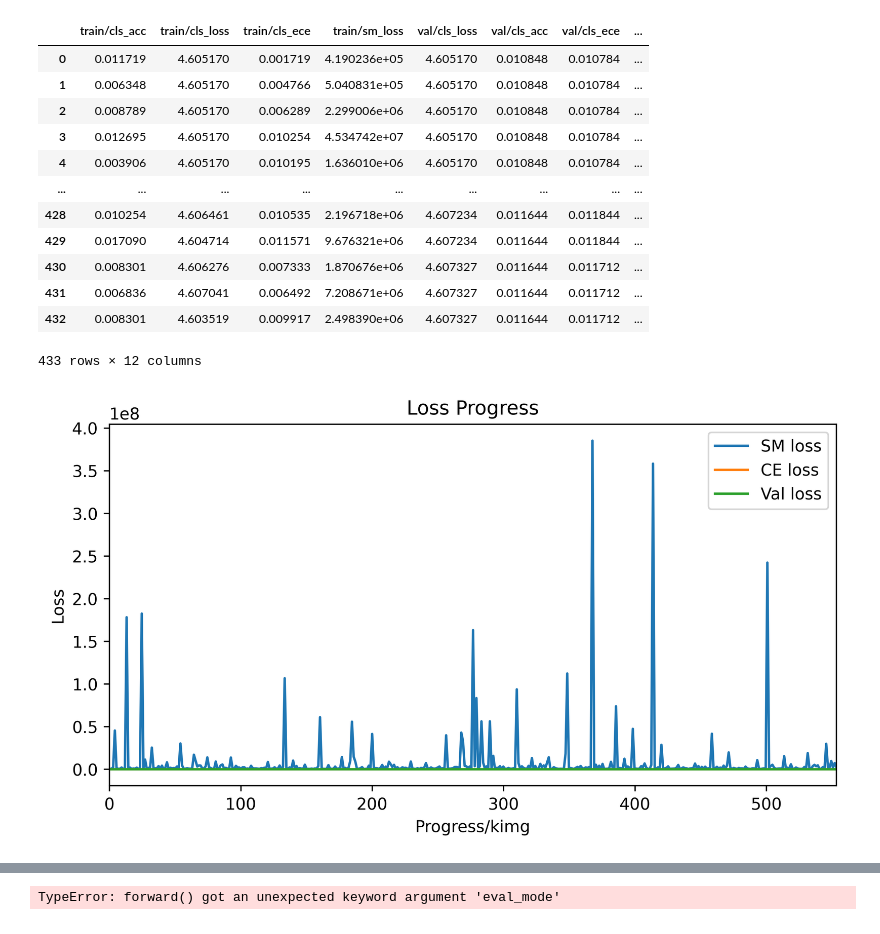
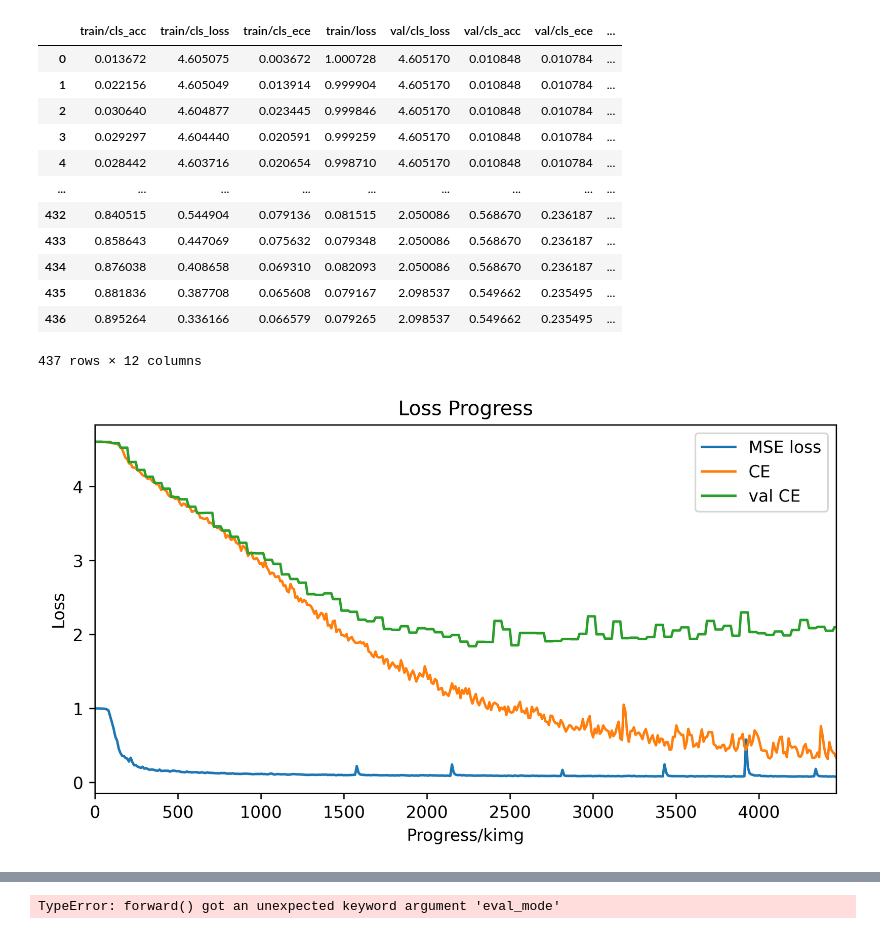
Before and after one commit to lorenzo-querol/Patch-Diffusion, a Jupyter notebook: test_cls.ipynb, the cells around one changed output, grey strips where cells are left out. Drawn from its saved outputs; the diff is of its cells as text; code cells hidden in the pictures.

```diff
--- a/test_cls.ipynb
+++ b/test_cls.ipynb
@@ -51,35 +51,35 @@ def parse_metrics_file(file_path: str) -> pd.DataFrame:
 
     return df
 # %%
-df = parse_metrics_file('training-runs/00036-train-cond-ebm-pedm-gpus2-batch128-fp32/stats.jsonl')
+df = parse_metrics_file('training-runs/00080-train-cond-gpus2-batch128/stats.jsonl')
 # %%
 df
 # %% [output]
-|  | train/cls_acc | train/cls_loss | train/cls_ece | train/sm_loss | val/cls_loss | val/cls_acc | val/cls_ece | ... |
-| 0 | 0.011719 | 4.605170 | 0.001719 | 4.190236e+05 | 4.605170 | 0.010848 | 0.010784 | ... |
-| 1 | 0.006348 | 4.605170 | 0.004766 | 5.040831e+05 | 4.605170 | 0.010848 | 0.010784 | ... |
-| 2 | 0.008789 | 4.605170 | 0.006289 | 2.299006e+06 | 4.605170 | 0.010848 | 0.010784 | ... |
-| 3 | 0.012695 | 4.605170 | 0.010254 | 4.534742e+07 | 4.605170 | 0.010848 | 0.010784 | ... |
-| 4 | 0.003906 | 4.605170 | 0.010195 | 1.636010e+06 | 4.605170 | 0.010848 | 0.010784 | ... |
+|  | train/cls_acc | train/cls_loss | train/cls_ece | train/loss | val/cls_loss | val/cls_acc | val/cls_ece | ... |
+| 0 | 0.013672 | 4.605075 | 0.003672 | 1.000728 | 4.605170 | 0.010848 | 0.010784 | ... |
+| 1 | 0.022156 | 4.605049 | 0.013914 | 0.999904 | 4.605170 | 0.010848 | 0.010784 | ... |
+| 2 | 0.030640 | 4.604877 | 0.023445 | 0.999846 | 4.605170 | 0.010848 | 0.010784 | ... |
+| 3 | 0.029297 | 4.604440 | 0.020591 | 0.999259 | 4.605170 | 0.010848 | 0.010784 | ... |
+| 4 | 0.028442 | 4.603716 | 0.020654 | 0.998710 | 4.605170 | 0.010848 | 0.010784 | ... |
 | ... | ... | ... | ... | ... | ... | ... | ... | ... |
-| 428 | 0.010254 | 4.606461 | 0.010535 | 2.196718e+06 | 4.607234 | 0.011644 | 0.011844 | ... |
-| 429 | 0.017090 | 4.604714 | 0.011571 | 9.676321e+06 | 4.607234 | 0.011644 | 0.011844 | ... |
-| 430 | 0.008301 | 4.606276 | 0.007333 | 1.870676e+06 | 4.607327 | 0.011644 | 0.011712 | ... |
-| 431 | 0.006836 | 4.607041 | 0.006492 | 7.208671e+06 | 4.607327 | 0.011644 | 0.011712 | ... |
-| 432 | 0.008301 | 4.603519 | 0.009917 | 2.498390e+06 | 4.607327 | 0.011644 | 0.011712 | ... |
+| 432 | 0.840515 | 0.544904 | 0.079136 | 0.081515 | 2.050086 | 0.568670 | 0.236187 | ... |
+| 433 | 0.858643 | 0.447069 | 0.075632 | 0.079348 | 2.050086 | 0.568670 | 0.236187 | ... |
+| 434 | 0.876038 | 0.408658 | 0.069310 | 0.082093 | 2.050086 | 0.568670 | 0.236187 | ... |
+| 435 | 0.881836 | 0.387708 | 0.065608 | 0.079167 | 2.098537 | 0.549662 | 0.235495 | ... |
+| 436 | 0.895264 | 0.336166 | 0.066579 | 0.079265 | 2.098537 | 0.549662 | 0.235495 | ... |
-433 rows × 12 columns
+437 rows × 12 columns
 # %%
 # create plot of progress/kimg
 plt.figure(figsize=(8, 4), dpi=600)
 
 plt.xlim(0, df['Progress/kimg'].max())
 plt.title('Loss Progress')
 plt.xlabel('Progress/kimg')
 plt.ylabel('Loss')
-plt.plot(df['Progress/kimg'], df['train/sm_loss'], label='SM loss')
-plt.plot(df['Progress/kimg'], df['train/cls_loss'], label='CE loss')
-plt.plot(df['Progress/kimg'], df['val/cls_loss'], label='Val loss')
+plt.plot(df['Progress/kimg'], df['train/loss'], label='MSE loss')
+plt.plot(df['Progress/kimg'], df['train/cls_loss'], label='CE')
+plt.plot(df['Progress/kimg'], df['val/cls_loss'], label='val CE')
 plt.legend()
 plt.show()
 # %% [output]
-[figure, old version]
+[figure, new version]
```
Also changed, not shown: parts of 3 cells of this notebook, 12 other files.
